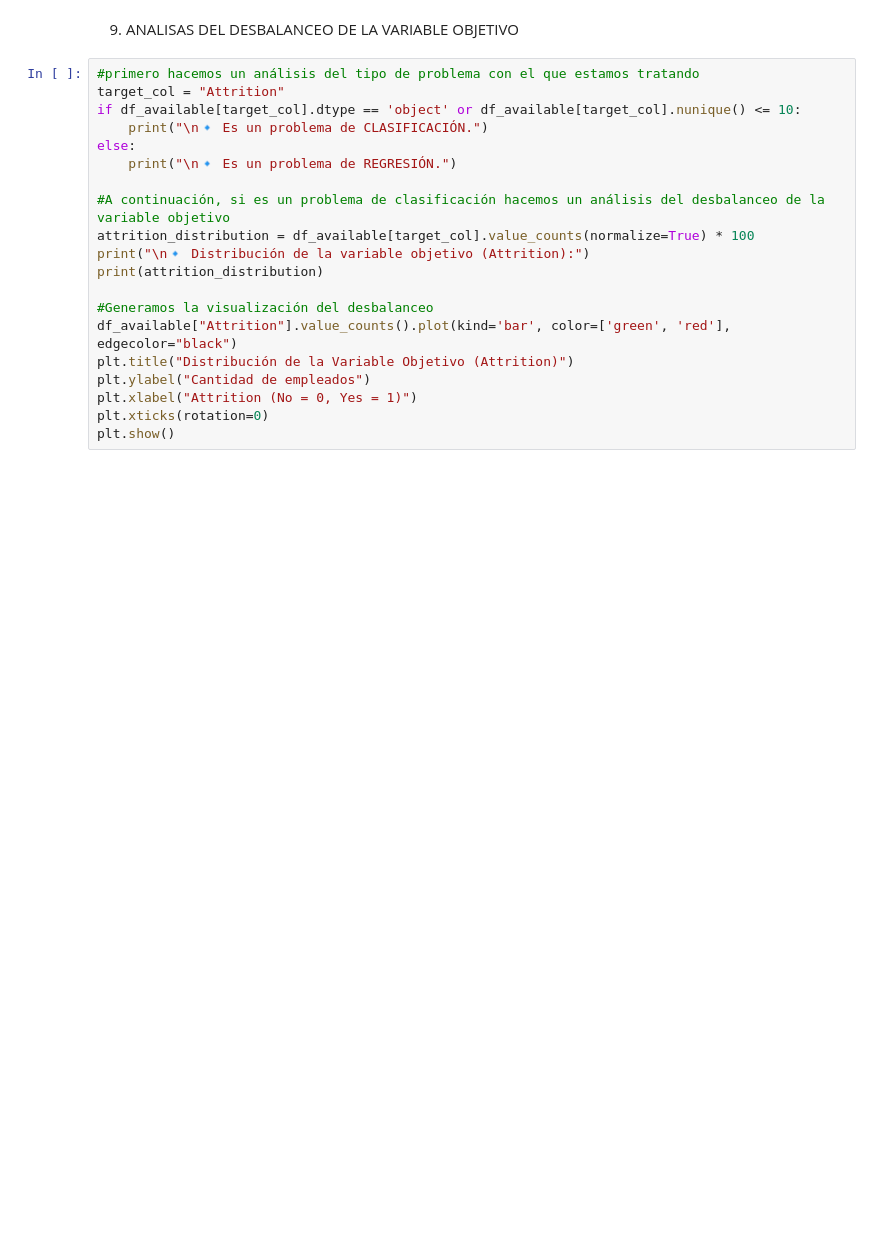
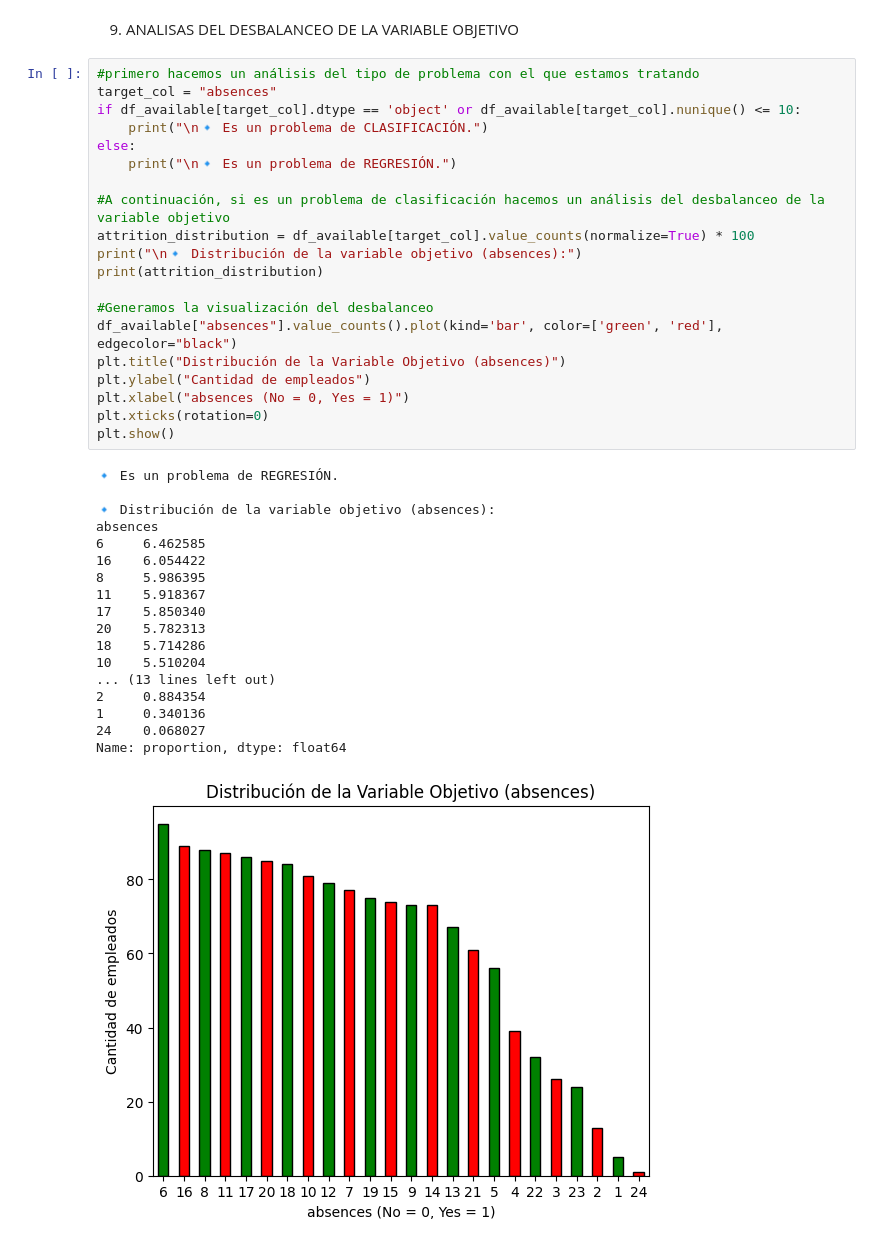
Before and after one commit to 100472330/100472330_100486483_PRACTICA1, a Jupyter notebook: EDA_AA.ipynb, the cells around one changed output. Drawn from its saved outputs; the diff is of its cells as text; blank space fills up the shorter version.

```diff
--- a/EDA_AA.ipynb
+++ b/EDA_AA.ipynb
@@ -48,21 +68,40 @@ print("\n🔹 Posibles columnas de ID:", id_cols)
 9. ANALISAS DEL DESBALANCEO DE LA VARIABLE OBJETIVO
 # %%
 #primero hacemos un análisis del tipo de problema con el que estamos tratando
-target_col = "Attrition"
+target_col = "absences"
 if df_available[target_col].dtype == 'object' or df_available[target_col].nunique() <= 10:
     print("\n🔹 Es un problema de CLASIFICACIÓN.")
 else:
     print("\n🔹 Es un problema de REGRESIÓN.")
 
 #A continuación, si es un problema de clasificación hacemos un análisis del desbalanceo de la variable objetivo
 attrition_distribution = df_available[target_col].value_counts(normalize=True) * 100
-print("\n🔹 Distribución de la variable objetivo (Attrition):")
+print("\n🔹 Distribución de la variable objetivo (absences):")
 print(attrition_distribution)
 
 #Generamos la visualización del desbalanceo
-df_available["Attrition"].value_counts().plot(kind='bar', color=['green', 'red'], edgecolor="black")
-plt.title("Distribución de la Variable Objetivo (Attrition)")
+df_available["absences"].value_counts().plot(kind='bar', color=['green', 'red'], edgecolor="black")
+plt.title("Distribución de la Variable Objetivo (absences)")
 plt.ylabel("Cantidad de empleados")
-plt.xlabel("Attrition (No = 0, Yes = 1)")
+plt.xlabel("absences (No = 0, Yes = 1)")
 plt.xticks(rotation=0)
 plt.show()
+# %% [output]
+🔹 Es un problema de REGRESIÓN.
+
+🔹 Distribución de la variable objetivo (absences):
+absences
+6     6.462585
+16    6.054422
+8     5.986395
+11    5.918367
+17    5.850340
+20    5.782313
+18    5.714286
+10    5.510204
+... (13 lines left out)
+2     0.884354
+1     0.340136
+24    0.068027
+Name: proportion, dtype: float64
+[figure, added]
```
Also changed, not shown: parts of 6 cells of this notebook.
